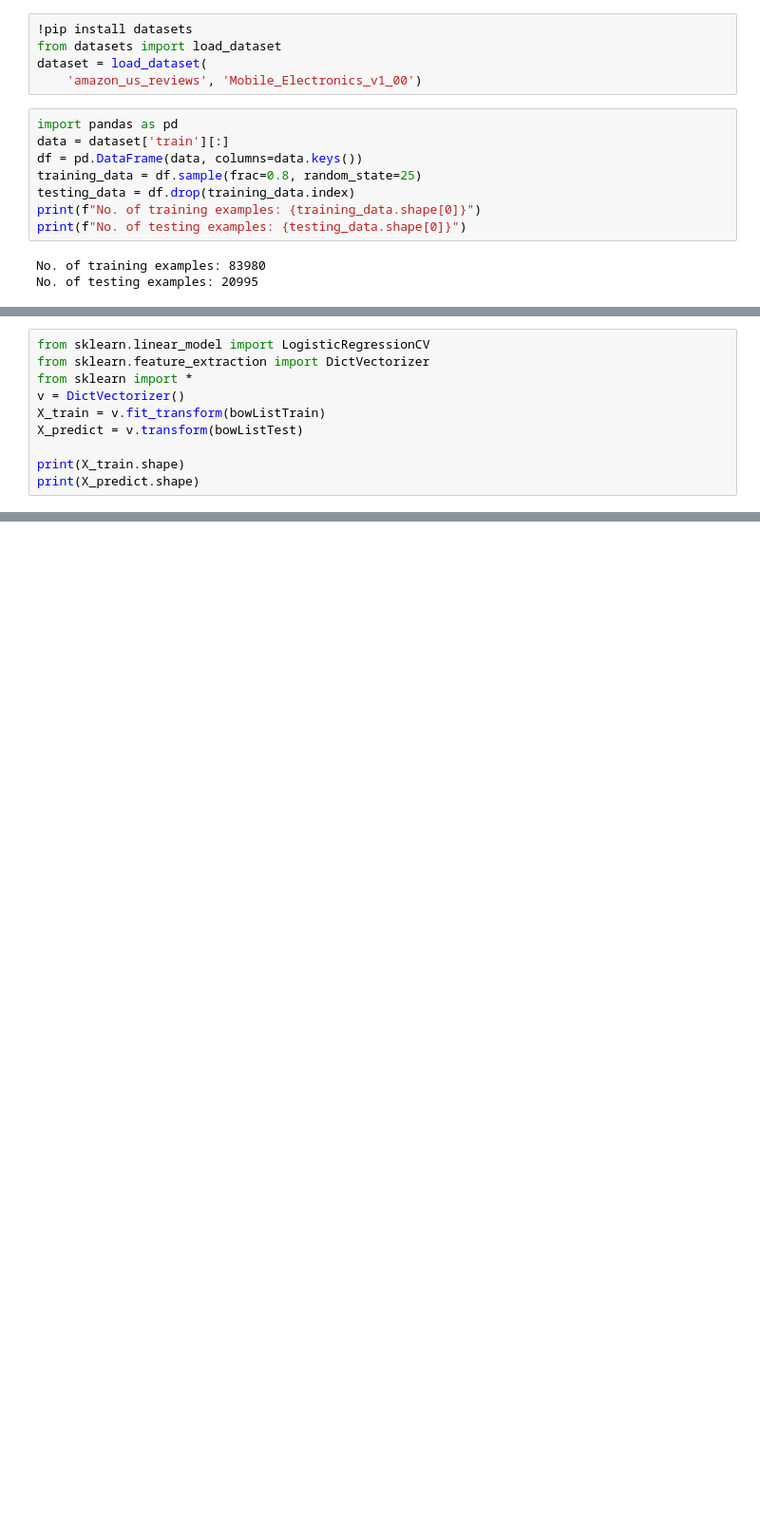
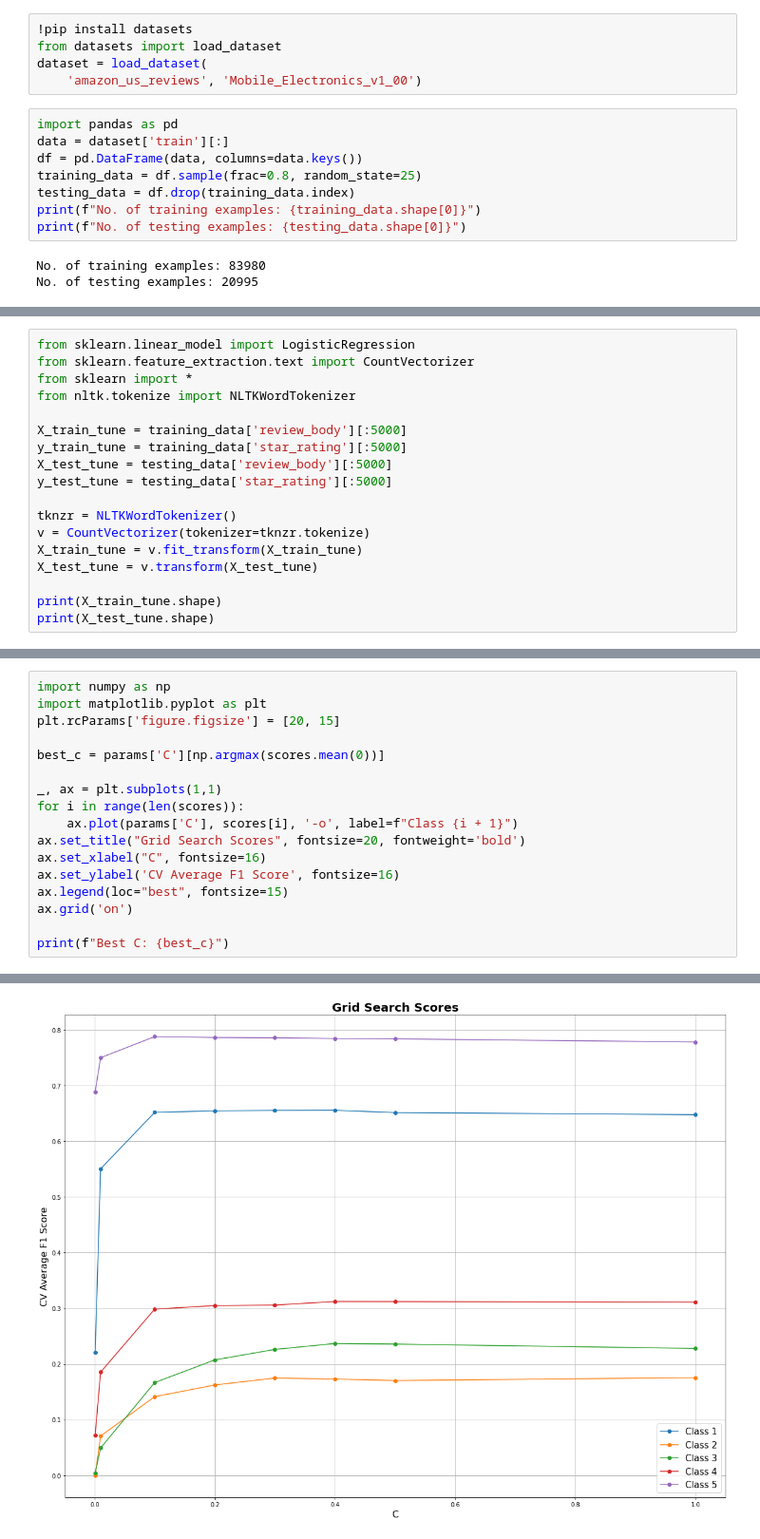
Before and after one commit to elinottonson/nlp-amazon-review-classifier, a Jupyter notebook: amazon review classifier.ipynb, the cells around one changed output, grey strips where cells are left out. Shown at 95% size. Saved outputs shown, nothing was run; the diff lists cells and outputs as text; blank space fills up the shorter version.

```diff
--- a/amazon review classifier.ipynb
+++ b/amazon review classifier.ipynb
@@ -92,11 +22,19 @@ for row in annotated_reviews_csv_test_reviews.iterrows():
 # %%
-from sklearn.linear_model import LogisticRegressionCV
-from sklearn.feature_extraction import DictVectorizer
+from sklearn.linear_model import LogisticRegression
+from sklearn.feature_extraction.text import CountVectorizer
 from sklearn import *
-v = DictVectorizer()
-X_train = v.fit_transform(bowListTrain)
-X_predict = v.transform(bowListTest)
+from nltk.tokenize import NLTKWordTokenizer
 
-print(X_train.shape)
-print(X_predict.shape)
+X_train_tune = training_data['review_body'][:5000]
+y_train_tune = training_data['star_rating'][:5000]
+X_test_tune = testing_data['review_body'][:5000]
+y_test_tune = testing_data['star_rating'][:5000]
+
+tknzr = NLTKWordTokenizer()
+v = CountVectorizer(tokenizer=tknzr.tokenize)
+X_train_tune = v.fit_transform(X_train_tune)
+X_test_tune = v.transform(X_test_tune)
+
+print(X_train_tune.shape)
+print(X_test_tune.shape)
 # %% [output]
@@ -105,0 +87,18 @@ TypeError: unsupported operand type(s) for /: 'float' and 'str'
+# %%
+import numpy as np
+import matplotlib.pyplot as plt
+plt.rcParams['figure.figsize'] = [20, 15]
+
+best_c = params['C'][np.argmax(scores.mean(0))]
+
+_, ax = plt.subplots(1,1)
+for i in range(len(scores)):
+    ax.plot(params['C'], scores[i], '-o', label=f"Class {i + 1}")
+ax.set_title("Grid Search Scores", fontsize=20, fontweight='bold')
+ax.set_xlabel("C", fontsize=16)
+ax.set_ylabel('CV Average F1 Score', fontsize=16)
+ax.legend(loc="best", fontsize=15)
+ax.grid('on')
+
+print(f"Best C: {best_c}")
+# %% [output]
@@ -105,0 +106 @@ TypeError: unsupported operand type(s) for /: 'float' and 'str'
+[figure, added]
```
Also changed, not shown: parts of 23 cells of this notebook.
